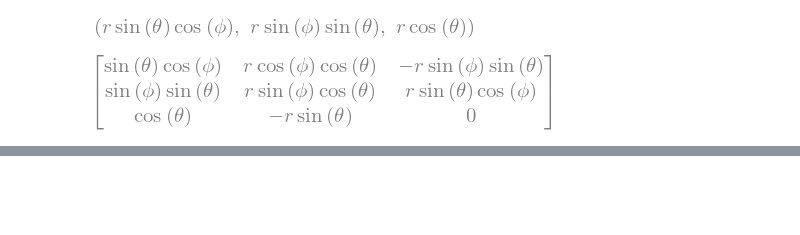
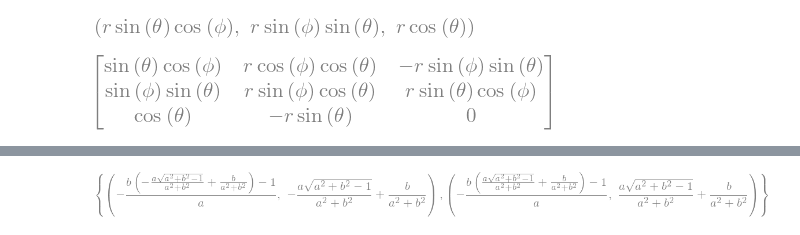
Before and after one commit to jackbullen/Math-248, a Jupyter notebook: Labs/Week 10/Lab-30-Nov-1.ipynb, the cells around one changed output, grey strips where cells are left out. Cells and saved outputs as stored; diff of their text form; code cells hidden in the pictures; blank space fills up the shorter version.

```diff
--- a/Labs/Week 10/Lab-30-Nov-1.ipynb
+++ b/Labs/Week 10/Lab-30-Nov-1.ipynb
@@ -268,0 +398,7 @@ Matrix([x, y, z]).jacobian([r, theta, phi])
+# %%
+f = a*x + b*y - 1
+g = x**2 + y**2 - 1
+
+nonlinsolve([f, g], (x, y))
+# %% [output]
+[figure, added]
```
Also changed, not shown: parts of 30 cells of this notebook, 3 other files.
